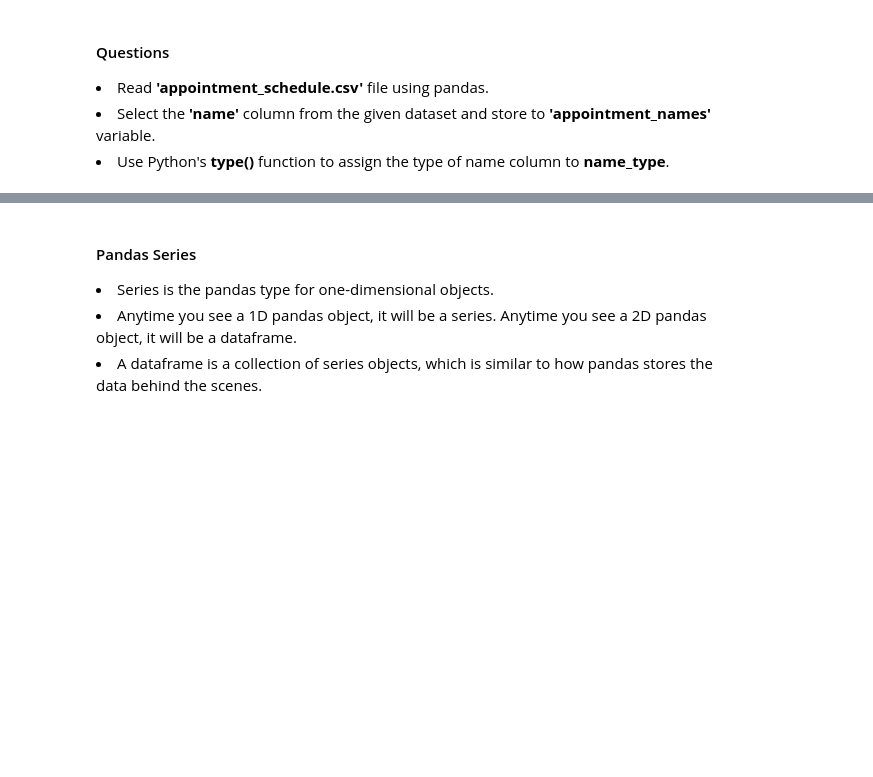
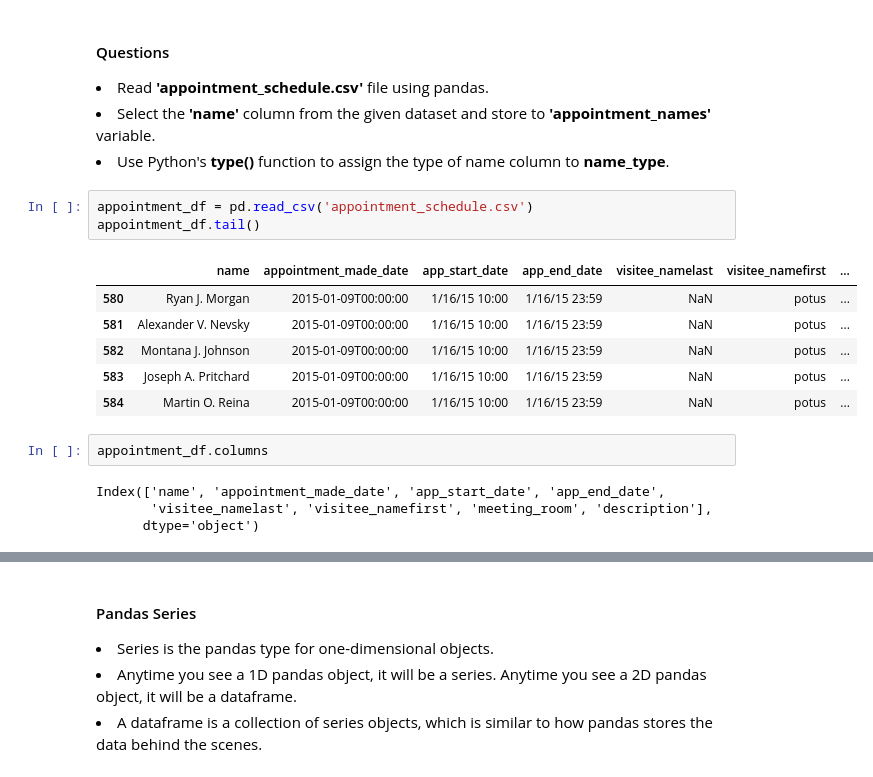
Before and after one commit to prabhat-123/Python_For_Data_Science, a Jupyter notebook: pandas_basics.ipynb, the cells around one changed output, grey strips where cells are left out. Drawn from its saved outputs; the diff is of its cells as text; blank space fills up the shorter version.

```diff
--- a/pandas_basics.ipynb
+++ b/pandas_basics.ipynb
@@ -701,3 +719,19 @@ df["column_name"]
 <li>Read <b>'appointment_schedule.csv'</b> file using pandas.</li>
 <li>Select the <b>'name'</b> column from the given dataset and store to <b>'appointment_names'</b> variable.</li>
 <li>Use Python's <b>type()</b> function to assign the type of name column to <b>name_type</b>.</li>
+# %%
+appointment_df = pd.read_csv('appointment_schedule.csv')
+appointment_df.tail()
+# %% [output]
+|  | name | appointment_made_date | app_start_date | app_end_date | visitee_namelast | visitee_namefirst | ... |
+| 580 | Ryan J. Morgan | 2015-01-09T00:00:00 | 1/16/15 10:00 | 1/16/15 23:59 | NaN | potus | ... |
+| 581 | Alexander V. Nevsky | 2015-01-09T00:00:00 | 1/16/15 10:00 | 1/16/15 23:59 | NaN | potus | ... |
+| 582 | Montana J. Johnson | 2015-01-09T00:00:00 | 1/16/15 10:00 | 1/16/15 23:59 | NaN | potus | ... |
+| 583 | Joseph A. Pritchard | 2015-01-09T00:00:00 | 1/16/15 10:00 | 1/16/15 23:59 | NaN | potus | ... |
+| 584 | Martin O. Reina | 2015-01-09T00:00:00 | 1/16/15 10:00 | 1/16/15 23:59 | NaN | potus | ... |
+# %%
+appointment_df.columns
+# %% [output]
+Index(['name', 'appointment_made_date', 'app_start_date', 'app_end_date',
+       'visitee_namelast', 'visitee_namefirst', 'meeting_room', 'description'],
+      dtype='object')
```
Also changed, not shown: parts of 52 cells of this notebook, 4 other files.
